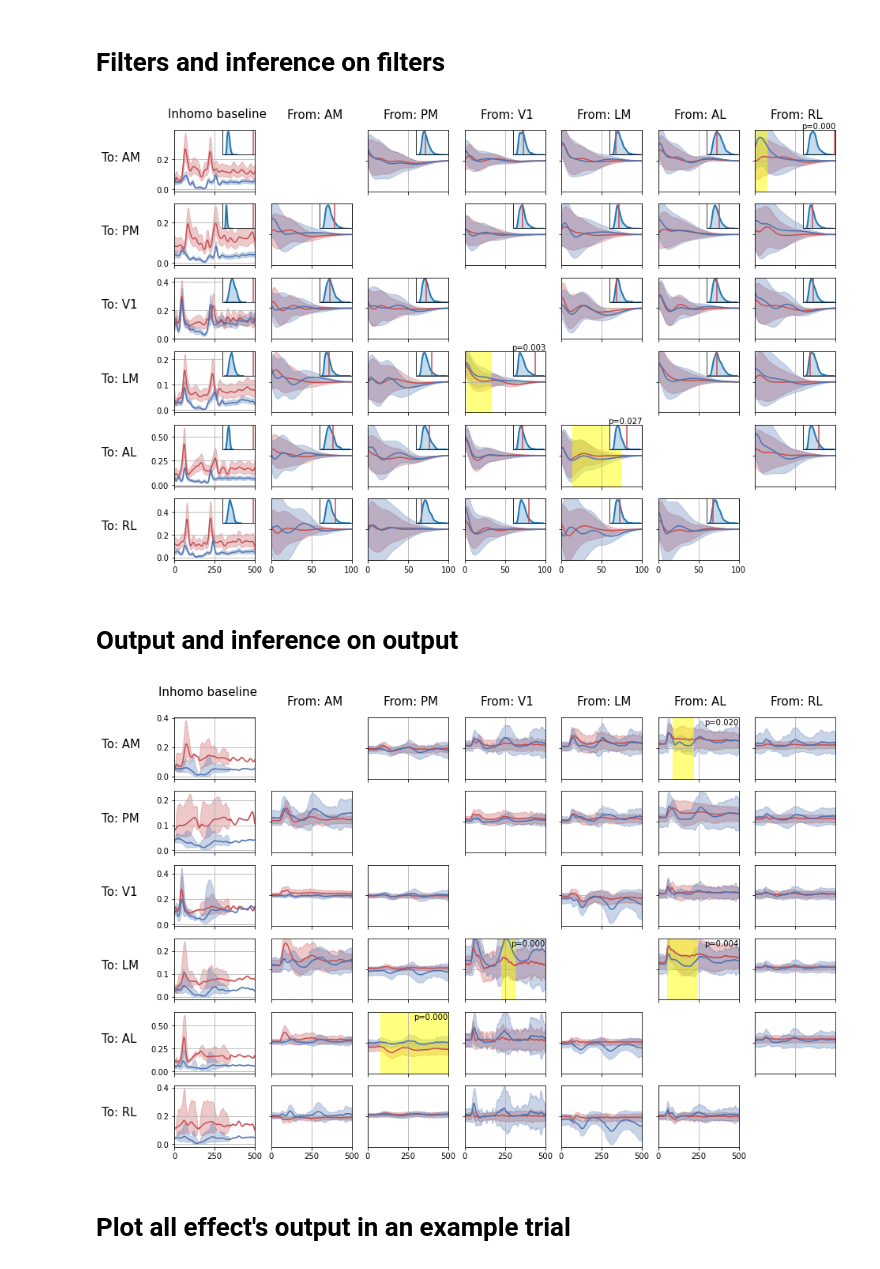
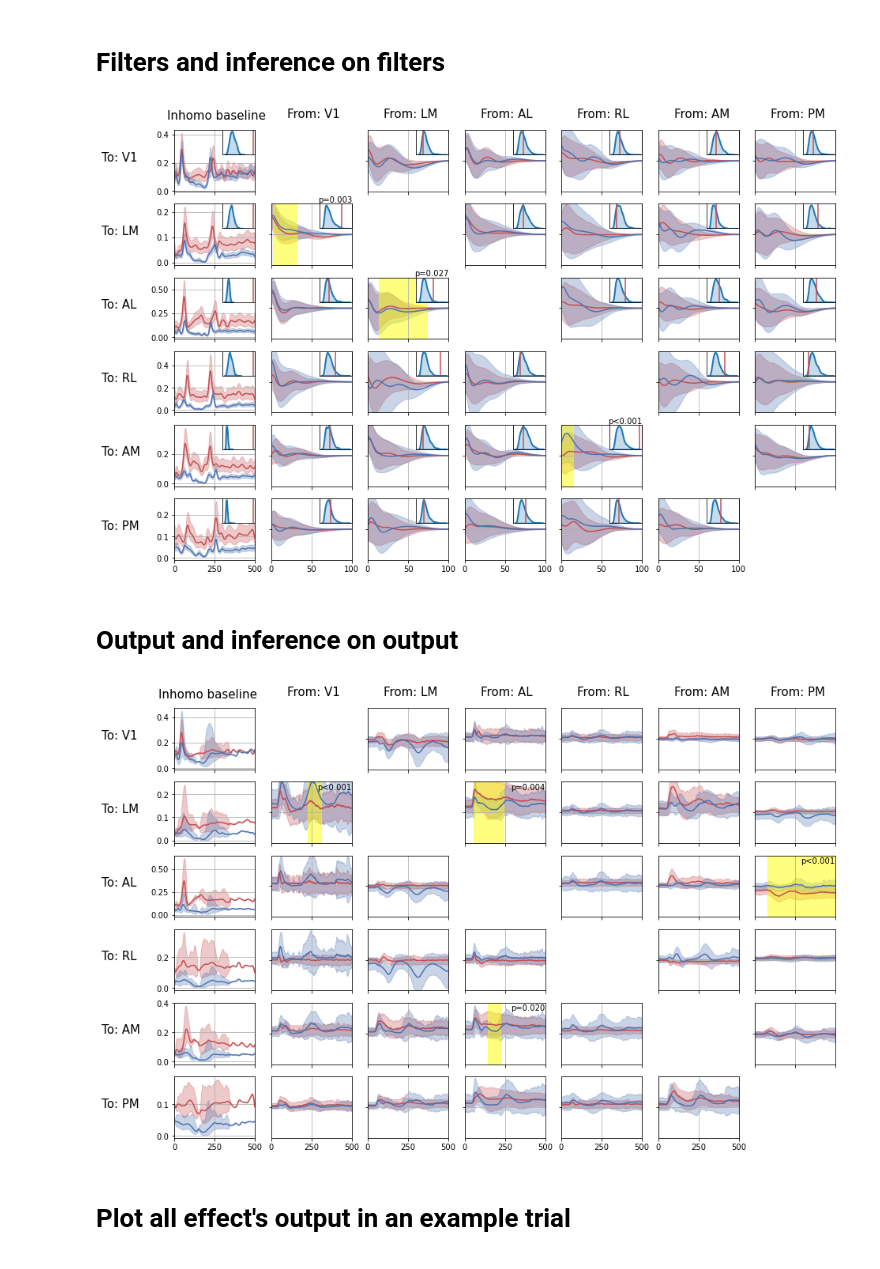
Before and after one commit to Qi-Xin/MultiNeuronGLM, a Jupyter notebook: 2022 Sep version time-warping nonlinear history.ipynb, the cells around one changed output. Drawn from its saved outputs; the diff is of its cells as text; code cells hidden in the pictures.

```diff
--- a/2022 Sep version time-warping nonlinear history.ipynb
+++ b/2022 Sep version time-warping nonlinear history.ipynb
@@ -1135,9 +1135,11 @@ for i in range(len(probe_list)):
         filter_index = i,j
         pvalue_filter[filter_index] = 1-np.sum( statistics_filter[filter_index][0]>statistics_null_filter[filter_index]) \
             /len(statistics_null_filter[filter_index])
+# %%
+transfer_ij = {-1:-1, 4:0, 5:1, 0:2, 1:3, 2:4, 3:5}
 # %%
 # use_all are all False
-name_list = ['AM', 'PM', 'V1', 'LM', 'AL', 'RL']
+name_list = ['V1', 'LM', 'AL', 'RL', 'AM', 'PM']
 fontsize = 15
 filter_length = 100
 filter_amp = 0.15
@@ -1148,10 +1150,13 @@ sns.reset_orig()
 plt.subplots(figsize=(15,10))
 for i in range(len(probe_list)):
     for j in range(-1, len(probe_list)):
+        i_plot = transfer_ij[i]
+        j_plot = transfer_ij[j]
         if i==j:
             continue
         ax = plt.subplot(6, 7, i*7+j+1+1, frameon=True)
-        filter_index = i,j
+        filter_index = i_plot,j_plot
+#         print(filter_index)
         y, ci = running_filter[filter_index]
         x = np.arange(y.shape[0])
 
@@ -1197,13 +1202,13 @@ for i in range(len(probe_list)):
 
         if i==0 and j==2:
             plt.subplot(6, 7, i*7+j+1+1, frameon=True)
-            plt.text(-4.5*filter_length, 0, f'To: AM', fontsize=fontsize)
+            plt.text(-4.5*filter_length, 0, f'To: V1', fontsize=fontsize)
         if i==1 and j==0:
             plt.subplot(6, 7, i*7+j+1+1, frameon=True)
-            plt.text(0.2*filter_length, 3.8*filter_amp, f'From: AM', fontsize=fontsize)
+            plt.text(0.2*filter_length, 3.8*filter_amp, f'From: V1', fontsize=fontsize)
         if i==0 and j==-1:
             plt.subplot(6, 7, i*7+j+1+1, frameon=True)
-            plt.text(-0.4*filter_length, 3.2*filter_amp, f'Inhomo baseline', fontsize=fontsize)
+            plt.text(-0.45*filter_length, 3.4*filter_amp, f'Inhomo baseline', fontsize=fontsize)
 
         if pvalue_filter[filter_index]<=0.05 and j!=-1:
             # change yellow to ROI
@@ -1219,9 +1224,13 @@ for i in range(len(probe_list)):
                              color='yellow', alpha=.5)
 #             ax.patch.set_alpha(0.3)
 #             ax.set_facecolor('yellow')
-            plt.text(0.58*filter_length, 1.05*filter_amp, f'p={pvalue_filter[filter_index]:.3f}', fontsize=10)
+            if pvalue_filter[filter_index]>0:
+                plt.text(0.58*filter_length, 1.05*filter_amp, f'p={pvalue_filter[filter_index]:.3f}',
+                         fontsize=10)
+            else:
+                plt.text(0.58*filter_length, 1.05*filter_amp, f'p<{0.001}', fontsize=10)
 # %% [output]
-[figure, old version]
+[figure, new version]
 # %% [markdown]
 # Output and inference on output
 # %%
@@ -1232,7 +1241,7 @@ for i in range(len(probe_list)):
         pvalue_output[filter_index] = 1-np.sum( statistics_output[filter_index][0]>statistics_null_output[filter_index]) \
             /len(statistics_null_output[filter_index])
 # %%
-name_list = ['AM', 'PM', 'V1', 'LM', 'AL', 'RL']
+name_list = ['V1', 'LM', 'AL', 'RL', 'AM', 'PM']
 fontsize = 15
 filter_length = V1.nt
 filter_amp = 1
@@ -1243,10 +1252,12 @@ sns.reset_orig()
 plt.subplots(figsize=(15,10))
 for i in range(len(probe_list)):
     for j in range(-1, len(probe_list)):
+        i_plot = transfer_ij[i]
+        j_plot = transfer_ij[j]
         if i==j:
             continue
         ax = plt.subplot(6, 7, i*7+j+1+1, frameon=True)
-        filter_index = i,j
+        filter_index = i_plot,j_plot
         y, ci = running_output[filter_index]
         x = np.arange(y.shape[0])
         if j == -1:
@@ -1278,37 +1289,41 @@ for i in range(len(probe_list)):
         if j==0:
             plt.text(-2.1*filter_length, 0, f'To: {name_list[i]}', fontsize=fontsize)
         if i != 5:
             plt.xticks(color='w')
         plt.grid()
 
 
         if i==0 and j==2:
             plt.subplot(6, 7, i*7+j+1+1, frameon=True)
-            plt.text(-4.5*filter_length, 0, f'To: AM', fontsize=fontsize)
+            plt.text(-4.5*filter_length, 0, f'To: V1', fontsize=fontsize)
         if i==1 and j==0:
             plt.subplot(6, 7, i*7+j+1+1, frameon=True)
-            plt.text(0.2*filter_length, 3.8*filter_amp, f'From: AM', fontsize=fontsize)
+            plt.text(0.2*filter_length, 3.8*filter_amp, f'From: V1', fontsize=fontsize)
         if i==0 and j==-1:
             plt.subplot(6, 7, i*7+j+1+1, frameon=True)
             plt.text(-0.2*filter_length, 0.55*filter_amp, f'Inhomo baseline', fontsize=fontsize)
 
         if pvalue_output[filter_index]<=0.05 and j!=-1:
             # change yellow to ROI
             stats_list = []
             for ii, ROI in enumerate(ROI_output[filter_index]):
                 function1 = stationary_output[filter_index][0]
                 function2 = running_output[filter_index][0]
                 diff = np.abs(function1 - function2)
                 stats_list.append( np.sum(diff[ROI]) )
             temp = ROI_output[filter_index][np.argmax(stats_list)]
             x = np.array([temp.min(), temp.max()])
             plt.fill_between(x, np.array([-filter_amp,-filter_amp]), np.array([filter_amp,filter_amp]), \
                              color='yellow', alpha=.5)
 #             ax.patch.set_alpha(0.3)
 #             ax.set_facecolor('yellow')
-            plt.text(0.57*filter_length, 0.75*filter_amp, f'p={pvalue_output[filter_index]:.3f}', fontsize=10)
+            if pvalue_output[filter_index]>0:
+                plt.text(0.57*filter_length, 0.75*filter_amp, f'p={pvalue_output[filter_index]:.3f}',
+                         fontsize=10)
+            else:
+                plt.text(0.57*filter_length, 0.75*filter_amp, f'p<0.001', fontsize=10)
 # %% [output]
-[figure, old version]
+[figure, new version]
 # %% [markdown]
 # Plot all effect's output in an example trial
 # %%
```
Also changed, not shown: parts of 2 cells of this notebook, 2 other files.
